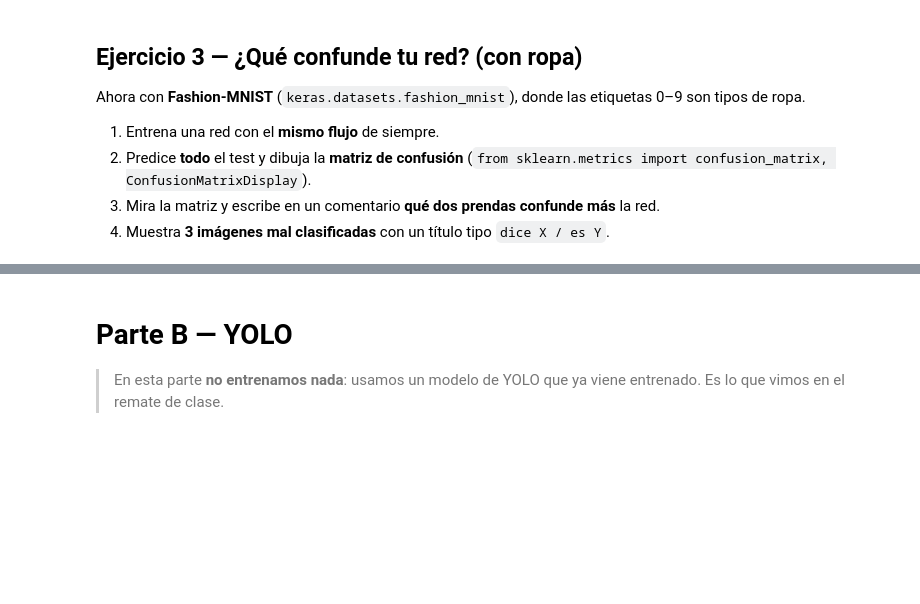
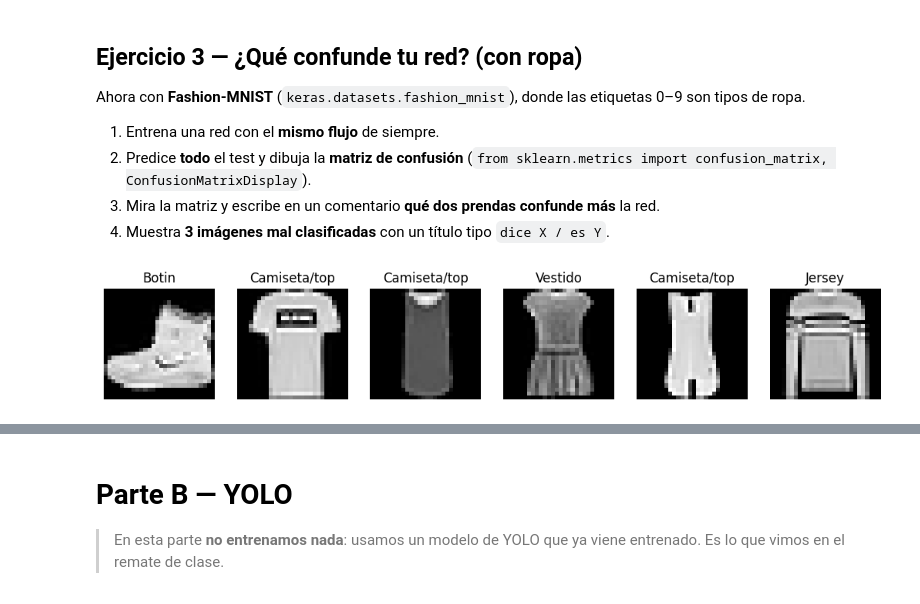
Before and after one commit to carlosgomezagrafojo/Redes_Neuronales, a Jupyter notebook: ejercicios_extra_redes_y_yolo.ipynb, the cells around one changed output, grey strips where cells are left out. Saved outputs shown, nothing was run; the diff lists cells and outputs as text; code cells hidden in the pictures; blank space fills up the shorter version.

```diff
--- a/ejercicios_extra_redes_y_yolo.ipynb
+++ b/ejercicios_extra_redes_y_yolo.ipynb
@@ -287,7 +473,20 @@ Ahora con **Fashion-MNIST** (`keras.datasets.fashion_mnist`), donde las etiqueta
 # %%
 # Ejercicio 3 - Matriz de confusion y errores con Fashion-MNIST
 # Esta lista traduce cada etiqueta (0-9) a su nombre, por si la necesitas:
+
+# Aqui las etiquetas 0-9 son TIPOS DE ROPA, no numeros. Esta lista traduce cada numero a su nombre:
+#   (la posicion 0 de la lista es el nombre de la etiqueta 0, la 1 el de la etiqueta 1, etc.)
 clases = ['Camiseta/top', 'Pantalon', 'Jersey', 'Vestido', 'Abrigo',
           'Sandalia', 'Camisa', 'Zapatilla', 'Bolso', 'Botin']
 
-# TODO
+# 🟦 DEMO - Cargamos Fashion-MNIST. Mismo formato que MNIST (28x28 gris), pero son PRENDAS de ropa.
+(Xf_train, yf_train), (Xf_test, yf_test) = keras.datasets.fashion_mnist.load_data()
+
+fig, ax = plt.subplots(1, 6, figsize=(13, 2.5))
+for k in range(6):
+    ax[k].imshow(Xf_train[k], cmap='gray') # muestra la imagen de la prenda de ropa
+    ax[k].set_title(clases[yf_train[k]])   # clases[etiqueta] -> el NOMBRE en vez del numero
+    ax[k].axis('off')  # quita los ejes para que se vea mas limpio
+plt.show()
+# %% [output]
+[figure, added]
```
Also changed, not shown: parts of 32 cells of this notebook.
